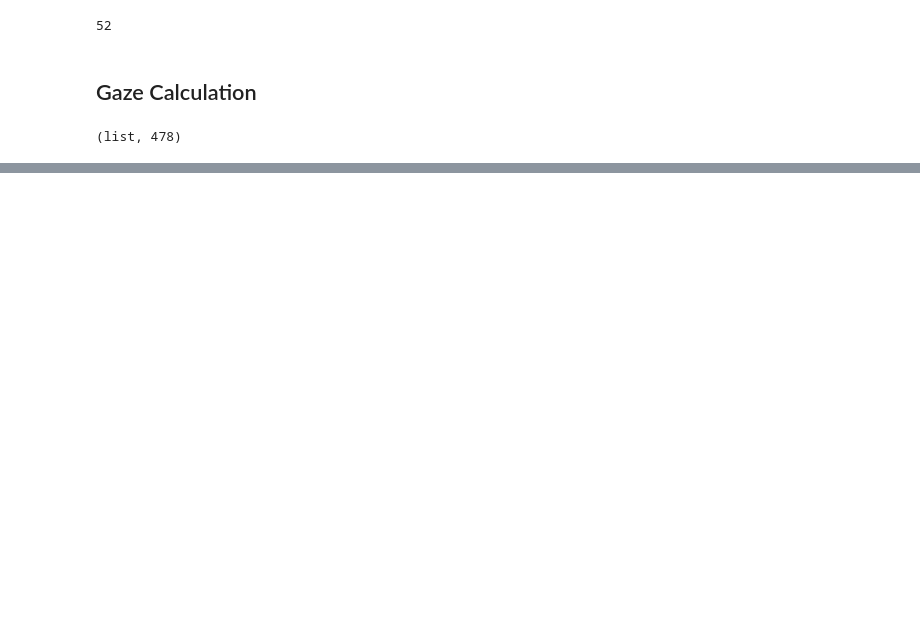
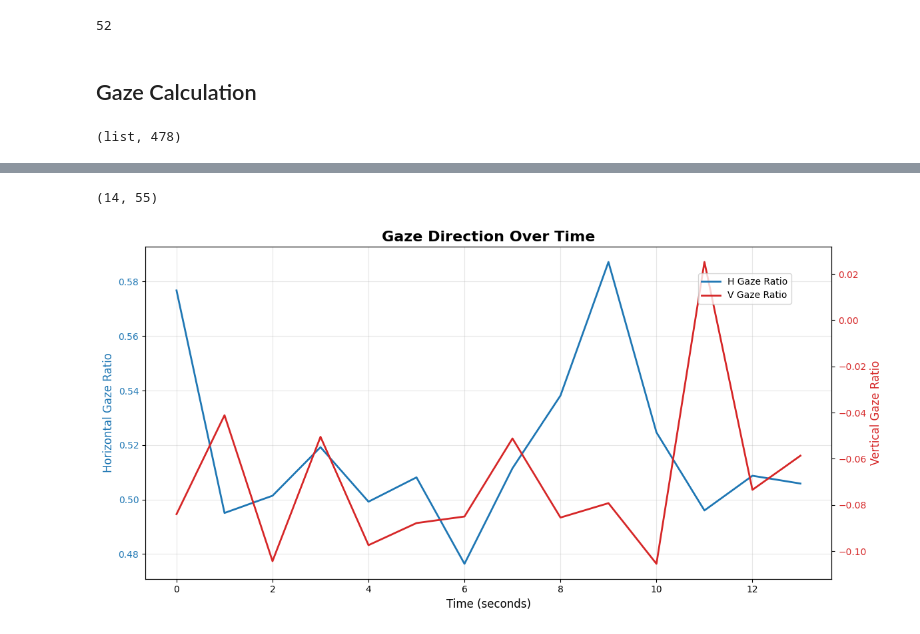
Before and after one commit to Ak62007/Multimodel-Reasoning, a Jupyter notebook: notebooks/testing.ipynb, the cells around one changed output, grey strips where cells are left out. Saved outputs shown, nothing was run; the diff lists cells and outputs as text; code cells hidden in the pictures; blank space fills up the shorter version.

Commit message:
completed the visual data extraction pipeline

```diff
--- a/notebooks/testing.ipynb
+++ b/notebooks/testing.ipynb
@@ -249,7 +249,7 @@ results
 # %% [markdown]
 ## Let's try different approach for facial-expression analysis
 # %%
-image_path = "../data/processed/down.jpg"
+image_path = "../data/processed/2_ts_1.0.jpg"
 # %%
 import mediapipe as mp
 from mediapipe.tasks import python
@@ -476,0 +580,2 @@ ratios
+# %%
+df = face_analysis_data(model_path=model_path, images_path='../data/processed/')
@@ -476,0 +607,34 @@ ratios
+# %%
+df.shape
+# %% [output]
+(14, 55)
+# %%
+import matplotlib.pyplot as plt
+# -----------------------------
+# Simple twin-axis plot (recommended)
+# -----------------------------
+fig, ax1 = plt.subplots(figsize=(12, 6))
+
+# Plot horizontal gaze ratio (left/right)
+color1 = 'tab:blue'
+ax1.set_xlabel('Time (seconds)', fontsize=12)
+ax1.set_ylabel('Horizontal Gaze Ratio', color=color1, fontsize=12)
+ax1.plot(df['Time'], df['h_ratio'], color=color1, linewidth=2, label='H Gaze Ratio')
+ax1.tick_params(axis='y', labelcolor=color1)
+ax1.grid(True, alpha=0.3)
+
+# Second Y-axis for vertical gaze ratio (up/down)
+ax2 = ax1.twinx()
+color2 = 'tab:red'
+ax2.set_ylabel('Vertical Gaze Ratio', color=color2, fontsize=12)
+ax2.plot(df['Time'], df['v_ratio'], color=color2, linewidth=2, label='V Gaze Ratio')
+ax2.tick_params(axis='y', labelcolor=color2)
+
+# Title & legend
+plt.title('Gaze Direction Over Time', fontsize=16, fontweight='bold')
+fig.legend(loc="upper right", bbox_to_anchor=(0.88, 0.88))
+
+plt.tight_layout()
+plt.show()
+# %% [output]
+[figure, added]
```
Also changed, not shown: parts of 12 cells of this notebook, 2 other files.
